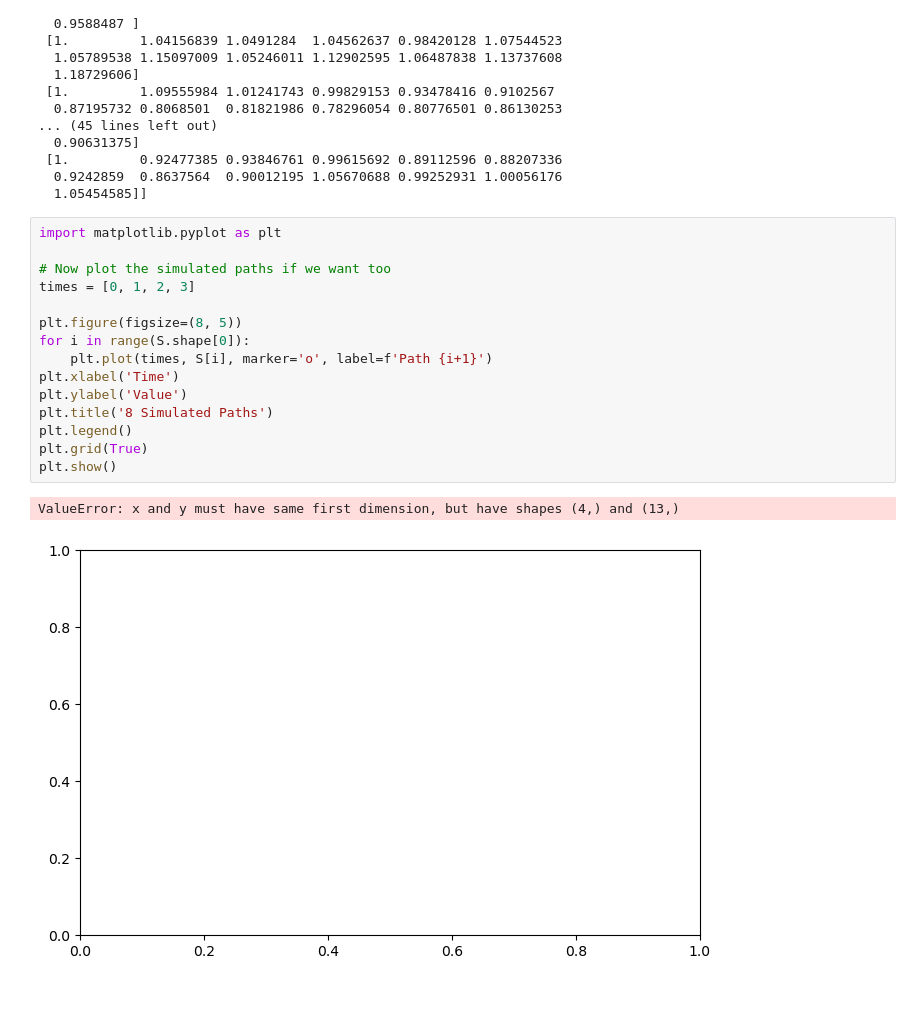
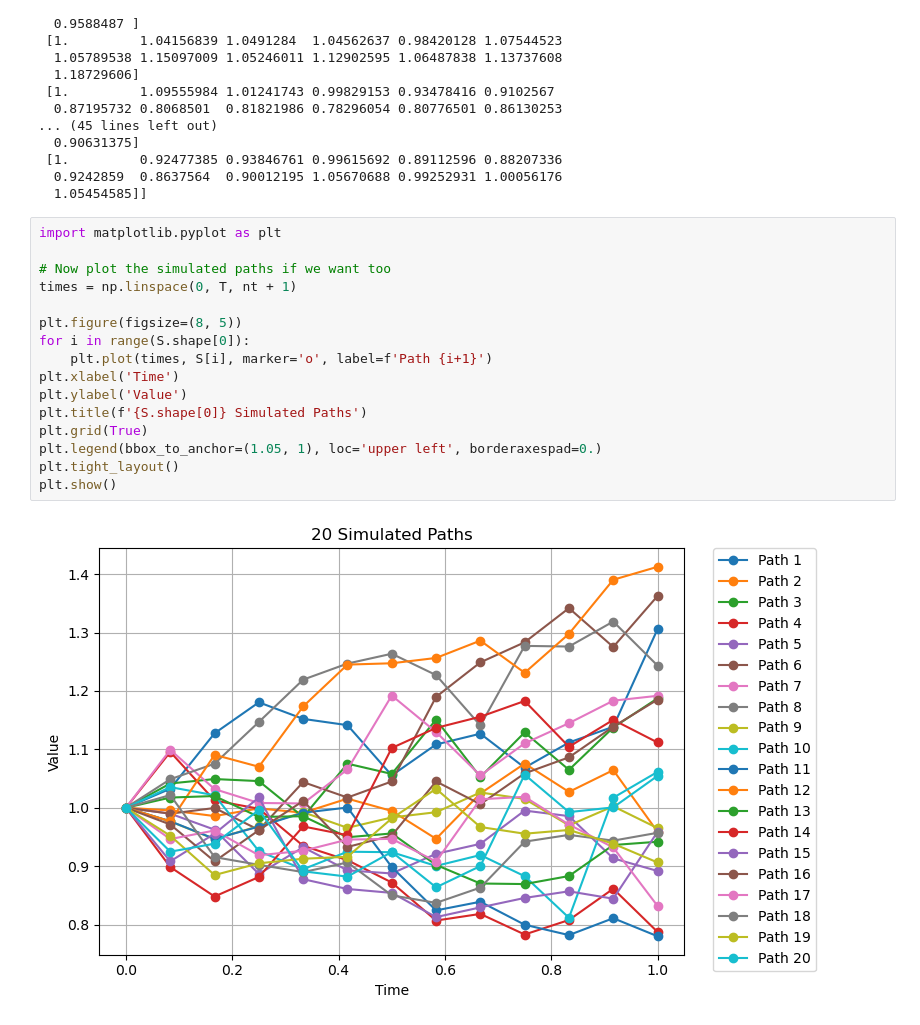
Before and after one commit to pletourneau-lsmc/LSMC_Excel, a Jupyter notebook: 3- LSMC/3.2-Extended_Example/3.2.1-Extended_example.ipynb, the cells around one changed output. Cells and saved outputs as stored; diff of their text form; blank space fills up the shorter version.

Commit message:
Added N for the number of simulated paths in all examples and now have the extended example

```diff
--- a/3- LSMC/3.2-Extended_Example/3.2.1-Extended_example.ipynb
+++ b/3- LSMC/3.2-Extended_Example/3.2.1-Extended_example.ipynb
@@ -68,21 +68,21 @@ S matrix:
 # %%
 import matplotlib.pyplot as plt
 
 # Now plot the simulated paths if we want too
-times = [0, 1, 2, 3]
+times = np.linspace(0, T, nt + 1)
 
 plt.figure(figsize=(8, 5))
 for i in range(S.shape[0]):
     plt.plot(times, S[i], marker='o', label=f'Path {i+1}')
 plt.xlabel('Time')
 plt.ylabel('Value')
-plt.title('8 Simulated Paths')
-plt.legend()
+plt.title(f'{S.shape[0]} Simulated Paths')
 plt.grid(True)
+plt.legend(bbox_to_anchor=(1.05, 1), loc='upper left', borderaxespad=0.)
+plt.tight_layout()
 plt.show()
 # %% [output]
-ValueError: x and y must have same first dimension, but have shapes (4,) and (13,)
-[figure, old version]
+[figure, new version]
 # %%
 # Initiate the backward algorithm and calculate the option payoff (exercise/intrinsic value), conditional on not exercising prior
 
```
Also changed, not shown: parts of 4 cells of this notebook.
